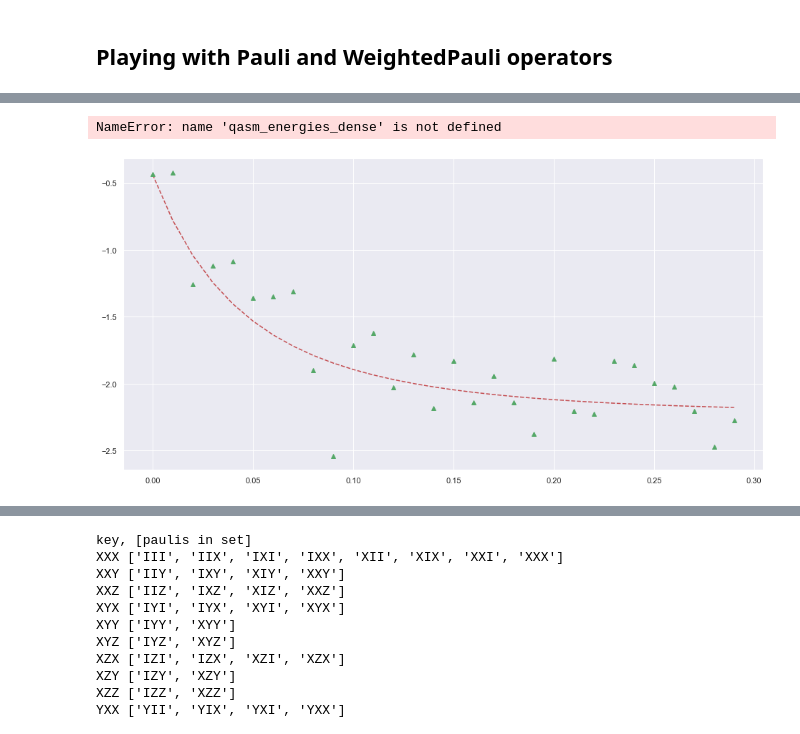
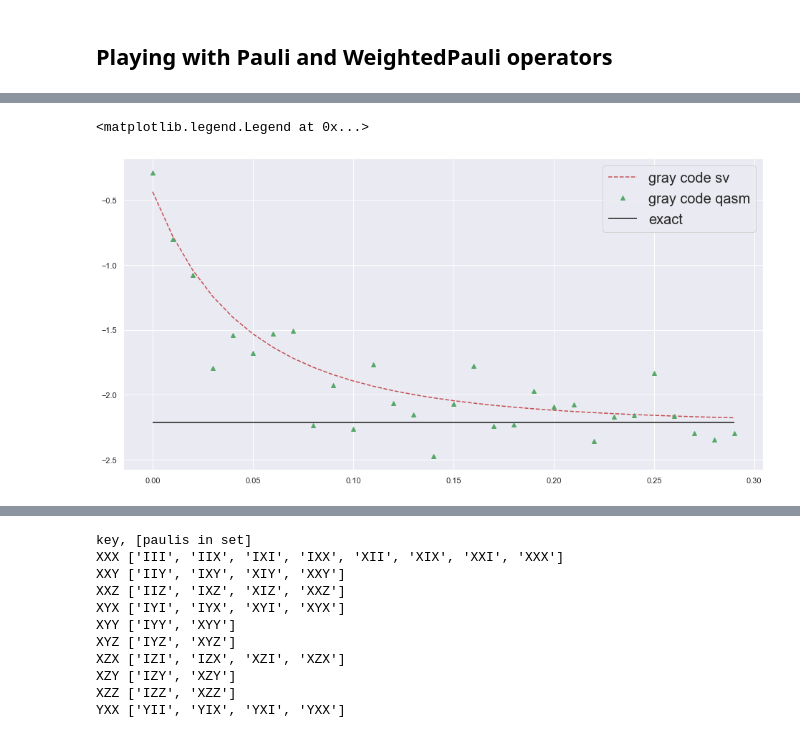
Before and after one commit to aemccoy/GrayCode-QubitEncoding, a Jupyter notebook: notebooks/deuteron-ab-initio.ipynb, the cells around one changed output, grey strips where cells are left out. Saved outputs shown, nothing was run; the diff lists cells and outputs as text; code cells hidden in the pictures.

```diff
--- a/notebooks/deuteron-ab-initio.ipynb
+++ b/notebooks/deuteron-ab-initio.ipynb
@@ -538,10 +155,9 @@ num qubits : 3
 # %%
 time=[delta_time*t for t in range(num_iterations)]
 plt.plot(time,sv_energies,'r--',label="gray code sv")
 plt.plot(time,qasm_energies_gc,'g^',label="gray code qasm")
-plt.plot(time,qasm_energies_dense,'b^',label="dense qasm")
 plt.hlines(exact_eigenvalue[0], time[0], time[-1], colors='k', linestyles='solid', label='exact',)
 plt.legend(prop={'size': 20})
 # %% [output]
-NameError: name 'qasm_energies_dense' is not defined
+<matplotlib.legend.Legend at 0x...>
-[figure, old version]
+[figure, new version]
```
Also changed, not shown: parts of 16 cells of this notebook, 8 other files.
